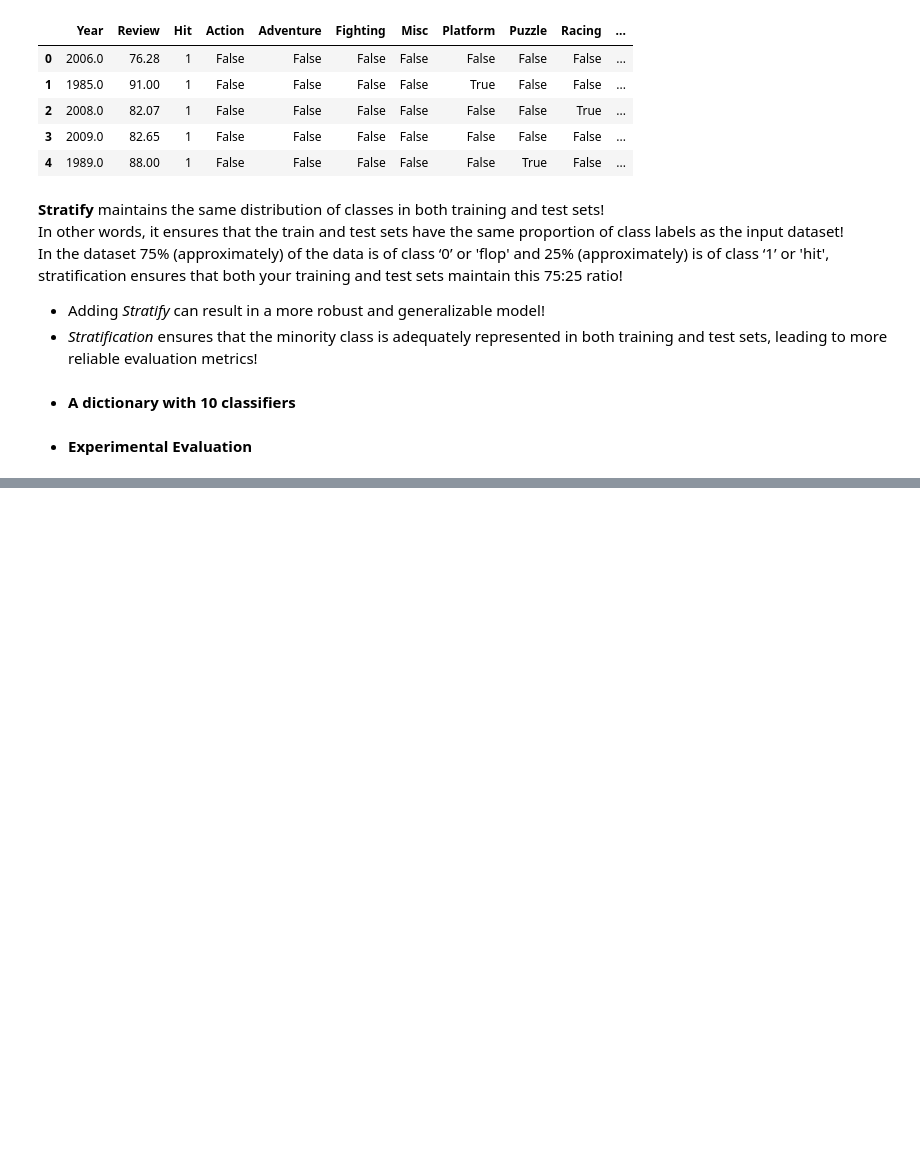
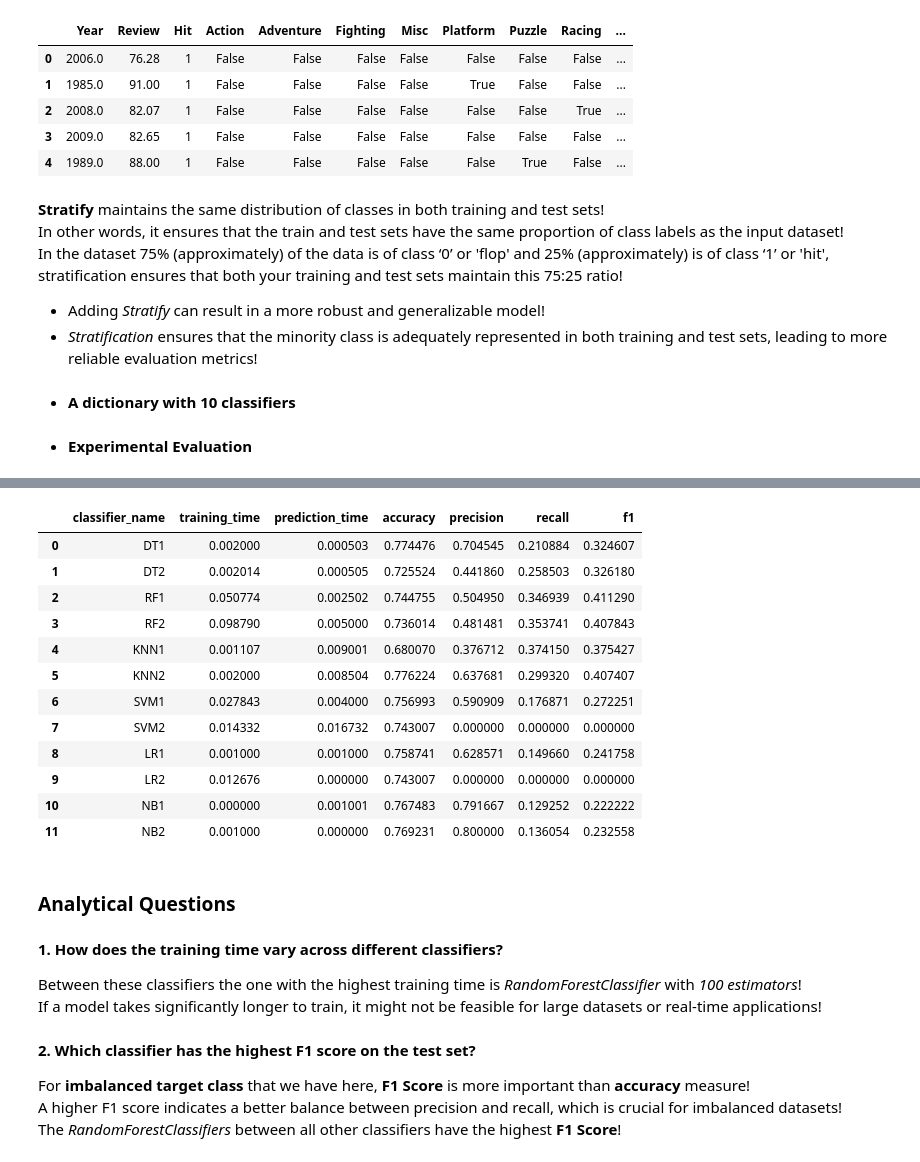
Before and after one commit to Darknight47/The-Effects-Of-Genre-Platform-On-A-Game, a Jupyter notebook: Binary_Classification.ipynb, the cells around one changed output, grey strips where cells are left out. Drawn from its saved outputs; the diff is of its cells as text; code cells hidden in the pictures; blank space fills up the shorter version.

```diff
--- a/Binary_Classification.ipynb
+++ b/Binary_Classification.ipynb
@@ -556,0 +560,2 @@ results
+# %%
+results2 = gettingMeasures() # (For the third question) After changing the proportion 70/30 (Train/Test)
@@ -556,0 +578,29 @@ results
+# %%
+results2
+# %% [output]
+|  | classifier_name | training_time | prediction_time | accuracy | precision | recall | f1 |
+| 0 | DT1 | 0.002000 | 0.000503 | 0.774476 | 0.704545 | 0.210884 | 0.324607 |
+| 1 | DT2 | 0.002014 | 0.000505 | 0.725524 | 0.441860 | 0.258503 | 0.326180 |
+| 2 | RF1 | 0.050774 | 0.002502 | 0.744755 | 0.504950 | 0.346939 | 0.411290 |
+| 3 | RF2 | 0.098790 | 0.005000 | 0.736014 | 0.481481 | 0.353741 | 0.407843 |
+| 4 | KNN1 | 0.001107 | 0.009001 | 0.680070 | 0.376712 | 0.374150 | 0.375427 |
+| 5 | KNN2 | 0.002000 | 0.008504 | 0.776224 | 0.637681 | 0.299320 | 0.407407 |
+| 6 | SVM1 | 0.027843 | 0.004000 | 0.756993 | 0.590909 | 0.176871 | 0.272251 |
+| 7 | SVM2 | 0.014332 | 0.016732 | 0.743007 | 0.000000 | 0.000000 | 0.000000 |
+| 8 | LR1 | 0.001000 | 0.001000 | 0.758741 | 0.628571 | 0.149660 | 0.241758 |
+| 9 | LR2 | 0.012676 | 0.000000 | 0.743007 | 0.000000 | 0.000000 | 0.000000 |
+| 10 | NB1 | 0.000000 | 0.001001 | 0.767483 | 0.791667 | 0.129252 | 0.222222 |
+| 11 | NB2 | 0.001000 | 0.000000 | 0.769231 | 0.800000 | 0.136054 | 0.232558 |
+# %% [markdown]
+### Analytical Questions
+# %% [markdown]
+**1. How does the training time vary across different classifiers?**
+
+Between these classifiers the one with the highest training time is *RandomForestClassifier* with *100 estimators*!
+If a model takes significantly longer to train, it might not be feasible for large datasets or real-time applications!
+# %% [markdown]
+**2. Which classifier has the highest F1 score on the test set?**
+
+For **imbalanced target class** that we have here, **F1 Score** is more important than **accuracy** measure!
+A higher F1 score indicates a better balance between precision and recall, which is crucial for imbalanced datasets!
+The *RandomForestClassifiers* between all other classifiers have the highest **F1 Score**!
```
Also changed, not shown: parts of 7 cells of this notebook.
